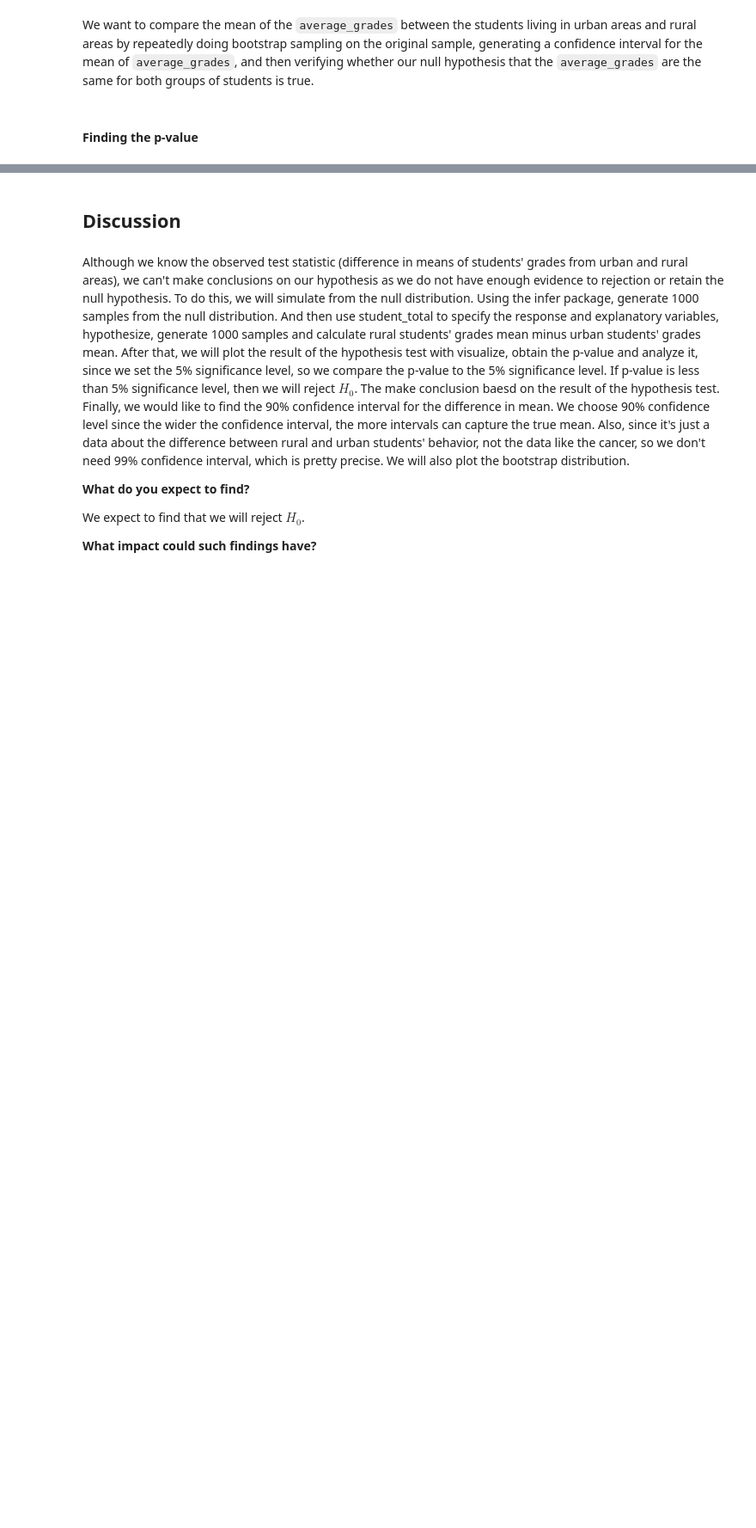
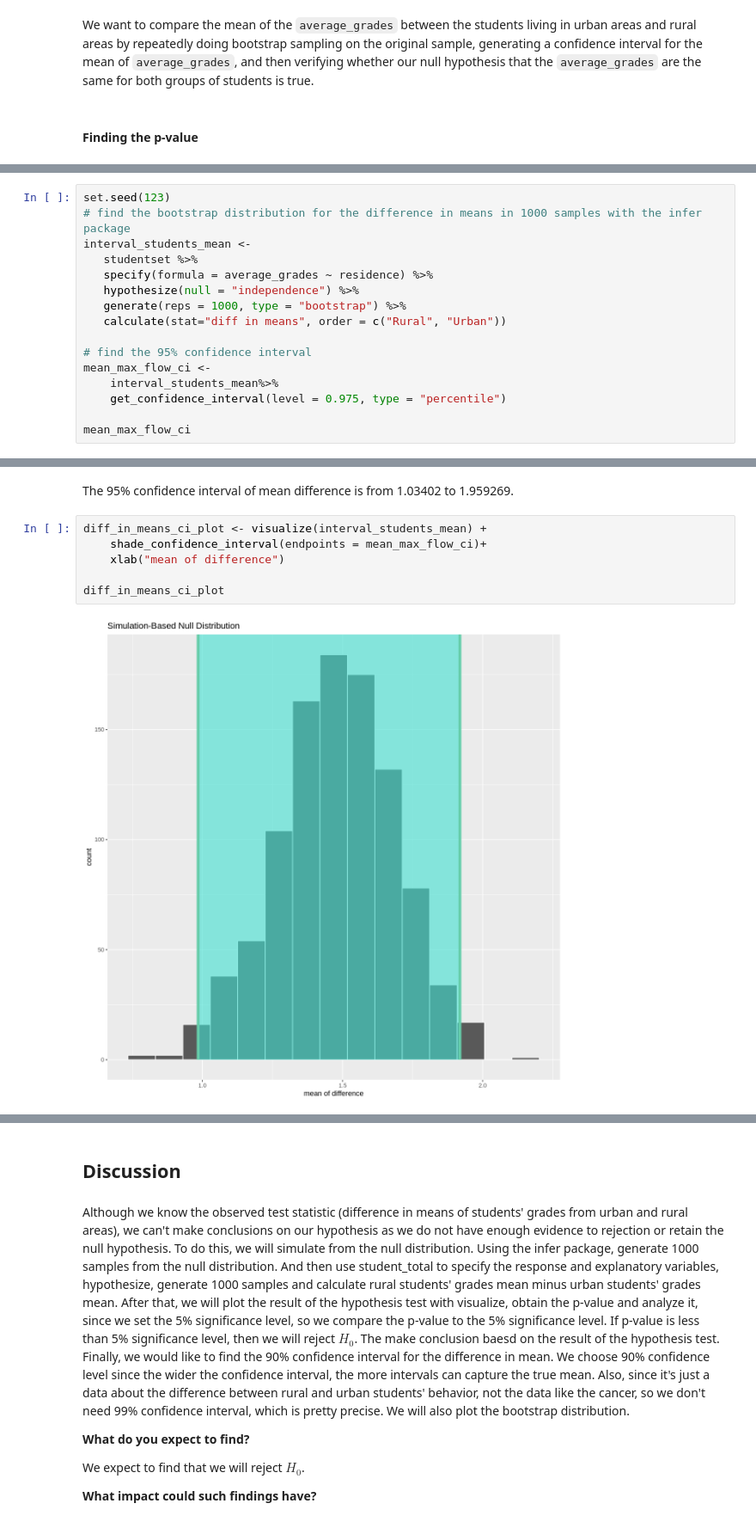
Before and after one commit to Zhangcheng0410/stat201, a Jupyter notebook: final_report.ipynb, the cells around one changed output, grey strips where cells are left out. Shown: that part at 86% size. Drawn from its saved outputs; the diff is of its cells as text; blank space fills up the shorter version.

```diff
--- a/final_report.ipynb
+++ b/final_report.ipynb
@@ -270,0 +263,16 @@ With this p-value test above, we can see that we should reject the null hypothes
+# %%
+set.seed(123)
+# find the bootstrap distribution for the difference in means in 1000 samples with the infer package
+interval_students_mean <-
+   studentset %>%
+   specify(formula = average_grades ~ residence) %>%
+   hypothesize(null = "independence") %>%
+   generate(reps = 1000, type = "bootstrap") %>%
+   calculate(stat="diff in means", order = c("Rural", "Urban"))
+
+# find the 95% confidence interval
+mean_max_flow_ci <-
+    interval_students_mean%>%
+    get_confidence_interval(level = 0.975, type = "percentile")
+
+mean_max_flow_ci
@@ -270,0 +286,10 @@ With this p-value test above, we can see that we should reject the null hypothes
+# %% [markdown]
+The 95% confidence interval of mean difference is from 1.03402 to 1.959269.
+# %%
+diff_in_means_ci_plot <- visualize(interval_students_mean) +
+    shade_confidence_interval(endpoints = mean_max_flow_ci)+
+    xlab("mean of difference")
+
+diff_in_means_ci_plot
+# %% [output]
+[figure, added]
```
Also changed, not shown: parts of 8 cells of this notebook.
